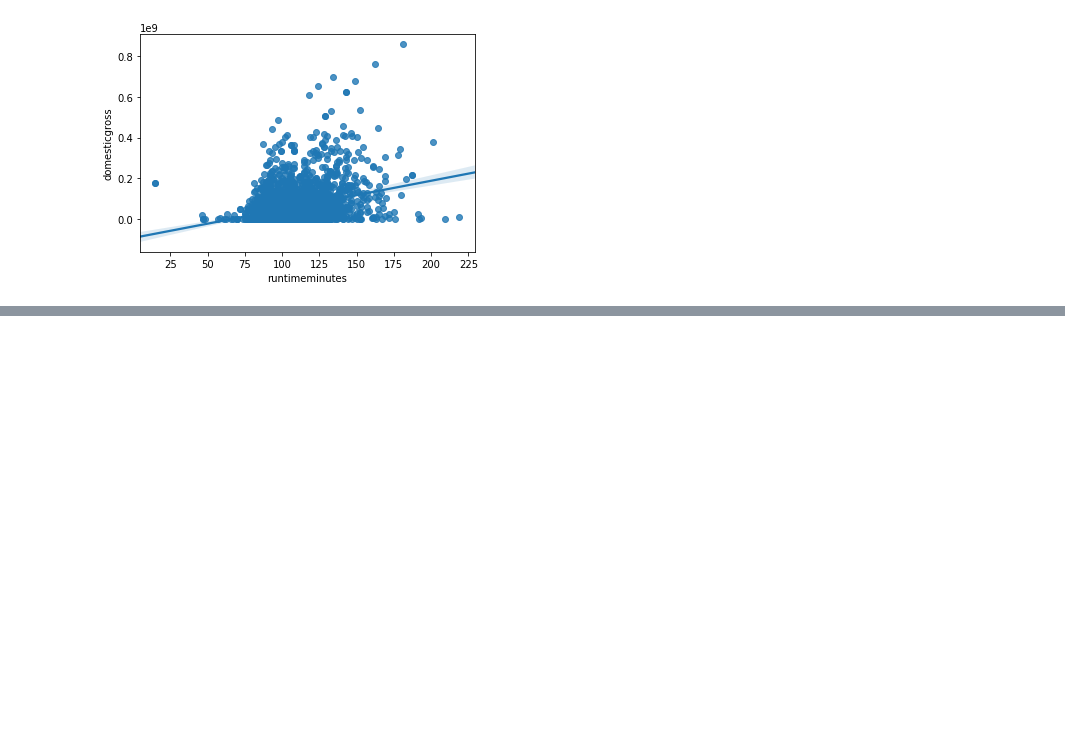
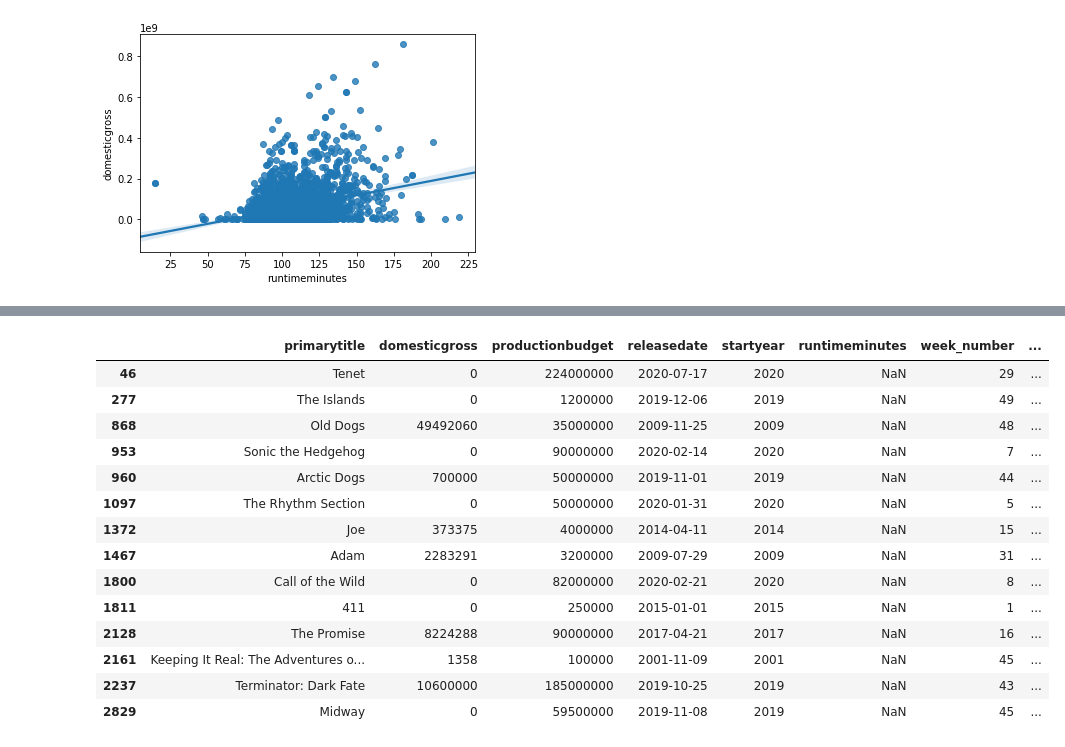
Before and after one commit to benyapiya/Box-Office-Smash, a Jupyter notebook: notebooks/analyze_modeling_data.ipynb, the cells around one changed output, grey strips where cells are left out. Drawn from its saved outputs; the diff is of its cells as text; code cells hidden in the pictures; blank space fills up the shorter version.

```diff
--- a/notebooks/analyze_modeling_data.ipynb
+++ b/notebooks/analyze_modeling_data.ipynb
@@ -333,6 +334,19 @@ genre1_dummies = pd.get_dummies(df['genre1'], prefix='genre1')
 genre2_dummies = pd.get_dummies(df['genre2'], prefix='genre2')
 genre3_dummies = pd.get_dummies(df['genre3'], prefix='genre3')
 
-df = pd.concat([df,genre1_dummies,genre2_dummies,genre3_dummies],axis=1)
+keyword1_dummies = pd.get_dummies(df['keyword1'], prefix='keyword1')
+keyword2_dummies = pd.get_dummies(df['keyword2'], prefix='keyword2')
+keyword3_dummies = pd.get_dummies(df['keyword3'], prefix='keyword3')
 
-df.drop(['genre1','genre2','genre3'], axis=1, inplace=True)
+name1_dummies = pd.get_dummies(df['name1'], prefix='name1')
+name2_dummies = pd.get_dummies(df['name2'], prefix='name2')
+name3_dummies = pd.get_dummies(df['name3'], prefix='name3')
+name5_dummies = pd.get_dummies(df['name5'], prefix='name5')
+
+studio_dummies = pd.get_dummies(df['studio'], prefix='studio')
+
+df = pd.concat([df,genre1_dummies,genre2_dummies,genre3_dummies,keyword1_dummies,keyword2_dummies,keyword3_dummies,name1_dummies,name2_dummies,name3_dummies,name5_dummies],axis=1)
+
+df.drop(['genre1','genre2','genre3','keyword1','keyword2','keyword3','name1','name2','name3','name5','studio'], axis=1, inplace=True)
+df.drop(['keywords'], axis=1, inplace=True)
+df.drop(['genre2_','genre3_','keyword1_','keyword2_','keyword3_'], axis=1, inplace=True)
@@ -340,0 +362,18 @@ KeyError: 'genre1'
+# %%
+df[df['runtimeminutes'].isnull()]
+# %% [output]
+|  | primarytitle | domesticgross | productionbudget | releasedate | startyear | runtimeminutes | week_number | ... |
+| 46 | Tenet | 0 | 224000000 | 2020-07-17 | 2020 | NaN | 29 | ... |
+| 277 | The Islands | 0 | 1200000 | 2019-12-06 | 2019 | NaN | 49 | ... |
+| 868 | Old Dogs | 49492060 | 35000000 | 2009-11-25 | 2009 | NaN | 48 | ... |
+| 953 | Sonic the Hedgehog | 0 | 90000000 | 2020-02-14 | 2020 | NaN | 7 | ... |
+| 960 | Arctic Dogs | 700000 | 50000000 | 2019-11-01 | 2019 | NaN | 44 | ... |
+| 1097 | The Rhythm Section | 0 | 50000000 | 2020-01-31 | 2020 | NaN | 5 | ... |
+| 1372 | Joe | 373375 | 4000000 | 2014-04-11 | 2014 | NaN | 15 | ... |
+| 1467 | Adam | 2283291 | 3200000 | 2009-07-29 | 2009 | NaN | 31 | ... |
+| 1800 | Call of the Wild | 0 | 82000000 | 2020-02-21 | 2020 | NaN | 8 | ... |
+| 1811 | 411 | 0 | 250000 | 2015-01-01 | 2015 | NaN | 1 | ... |
+| 2128 | The Promise | 8224288 | 90000000 | 2017-04-21 | 2017 | NaN | 16 | ... |
+| 2161 | Keeping It Real: The Adventures o... | 1358 | 100000 | 2001-11-09 | 2001 | NaN | 45 | ... |
+| 2237 | Terminator: Dark Fate | 10600000 | 185000000 | 2019-10-25 | 2019 | NaN | 43 | ... |
+| 2829 | Midway | 0 | 59500000 | 2019-11-08 | 2019 | NaN | 45 | ... |
```
Also changed, not shown: parts of 16 cells of this notebook.
